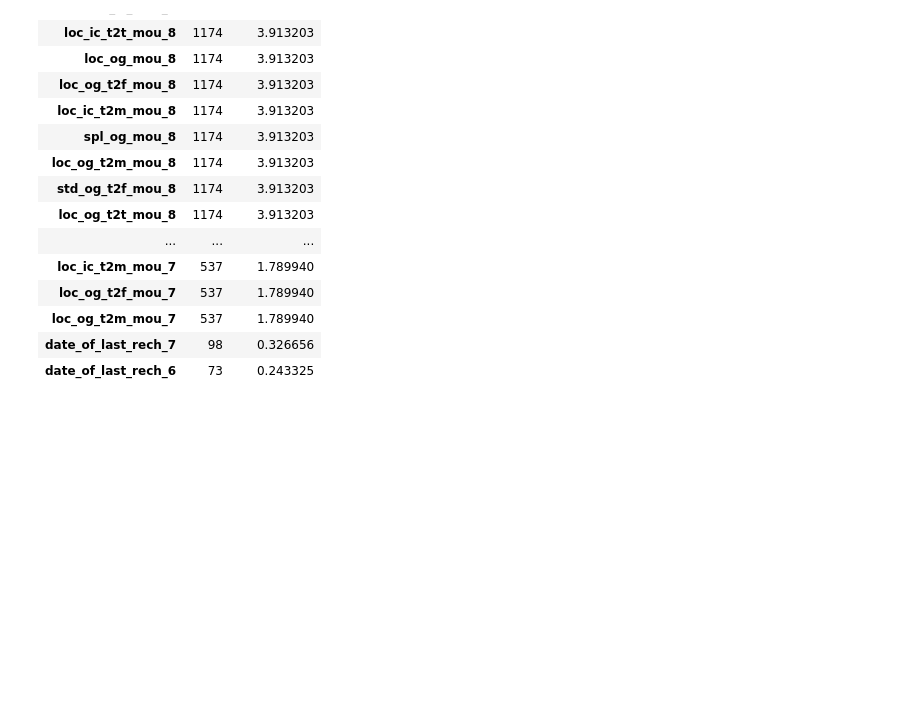
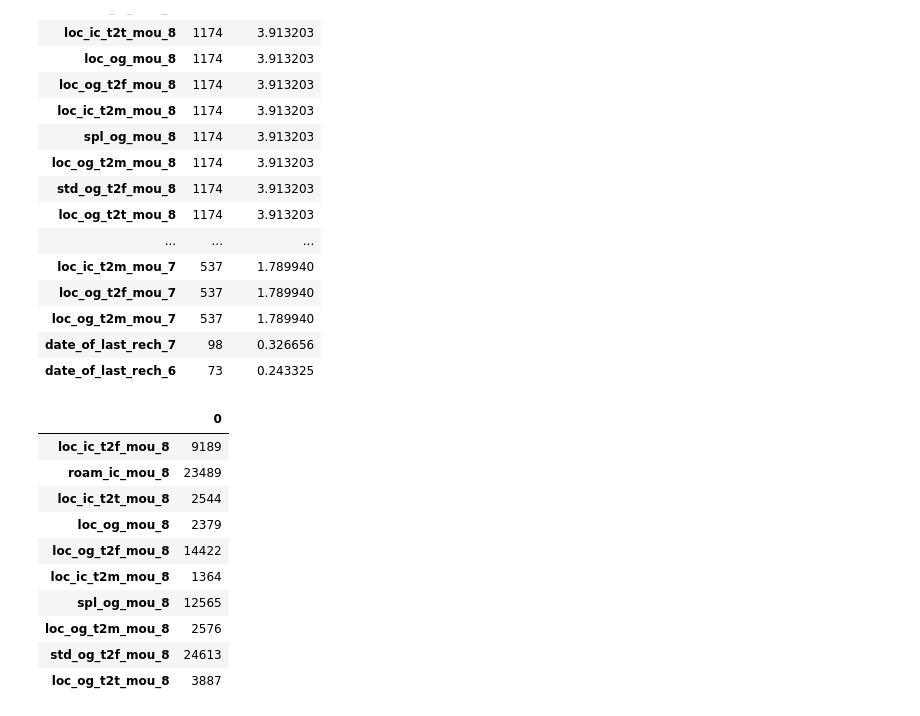
Before and after one commit to nveenkumr/TelecomChurn-ML, a Jupyter notebook: TelecomChurn-MLCaseStudy.ipynb, the cells around one changed output. Saved outputs shown, nothing was run; the diff lists cells and outputs as text; code cells hidden in the pictures; blank space fills up the shorter version.

```diff
--- a/TelecomChurn-MLCaseStudy.ipynb
+++ b/TelecomChurn-MLCaseStudy.ipynb
@@ -302,0 +297,14 @@ def imputeNan(data,imputeColList=False,missingColList=False):
+# %%
+pd.DataFrame((telecom[calnullpercentage(telecom).index]==0).sum()).head(10)
+# %% [output]
+|  | 0 |
+| loc_ic_t2f_mou_8 | 9189 |
+| roam_ic_mou_8 | 23489 |
+| loc_ic_t2t_mou_8 | 2544 |
+| loc_og_mou_8 | 2379 |
+| loc_og_t2f_mou_8 | 14422 |
+| loc_ic_t2m_mou_8 | 1364 |
+| spl_og_mou_8 | 12565 |
+| loc_og_t2m_mou_8 | 2576 |
+| std_og_t2f_mou_8 | 24613 |
+| loc_og_t2t_mou_8 | 3887 |
```
Also changed, not shown: parts of 21 cells of this notebook.
